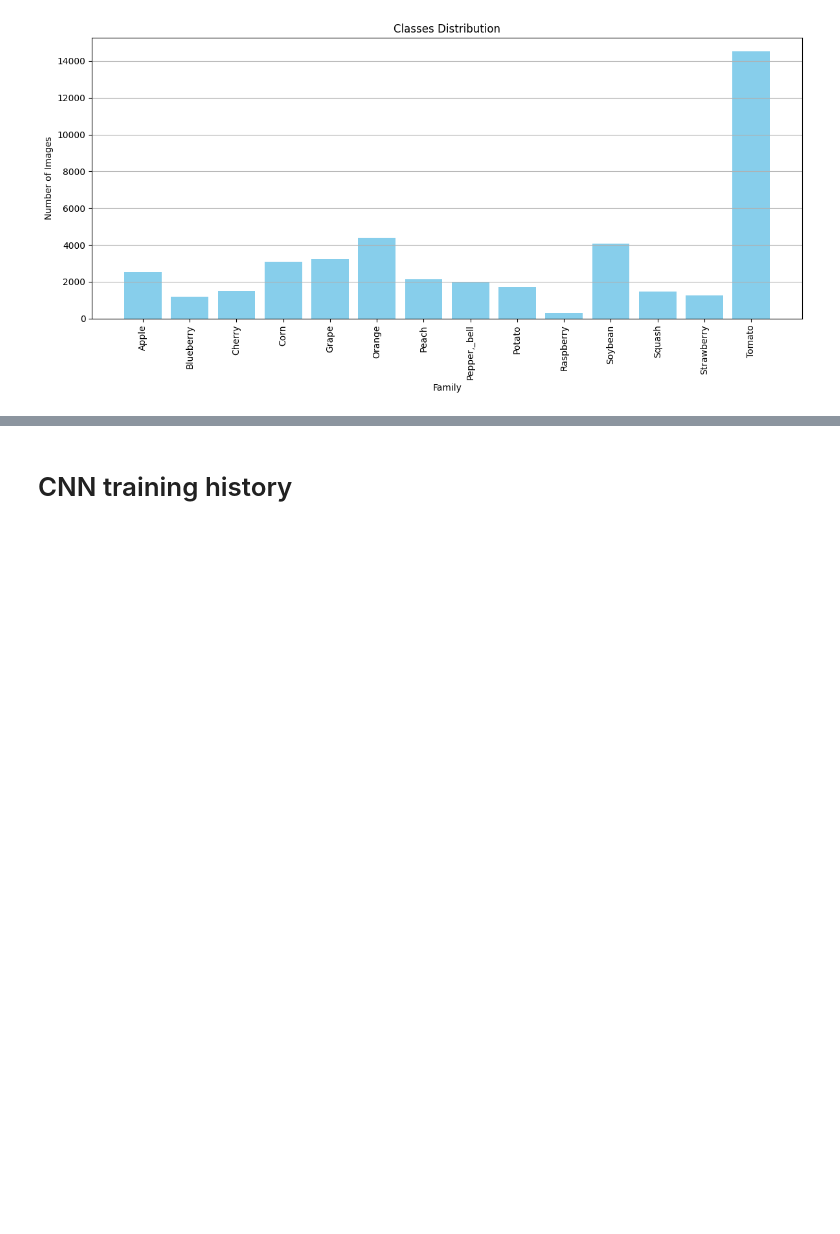
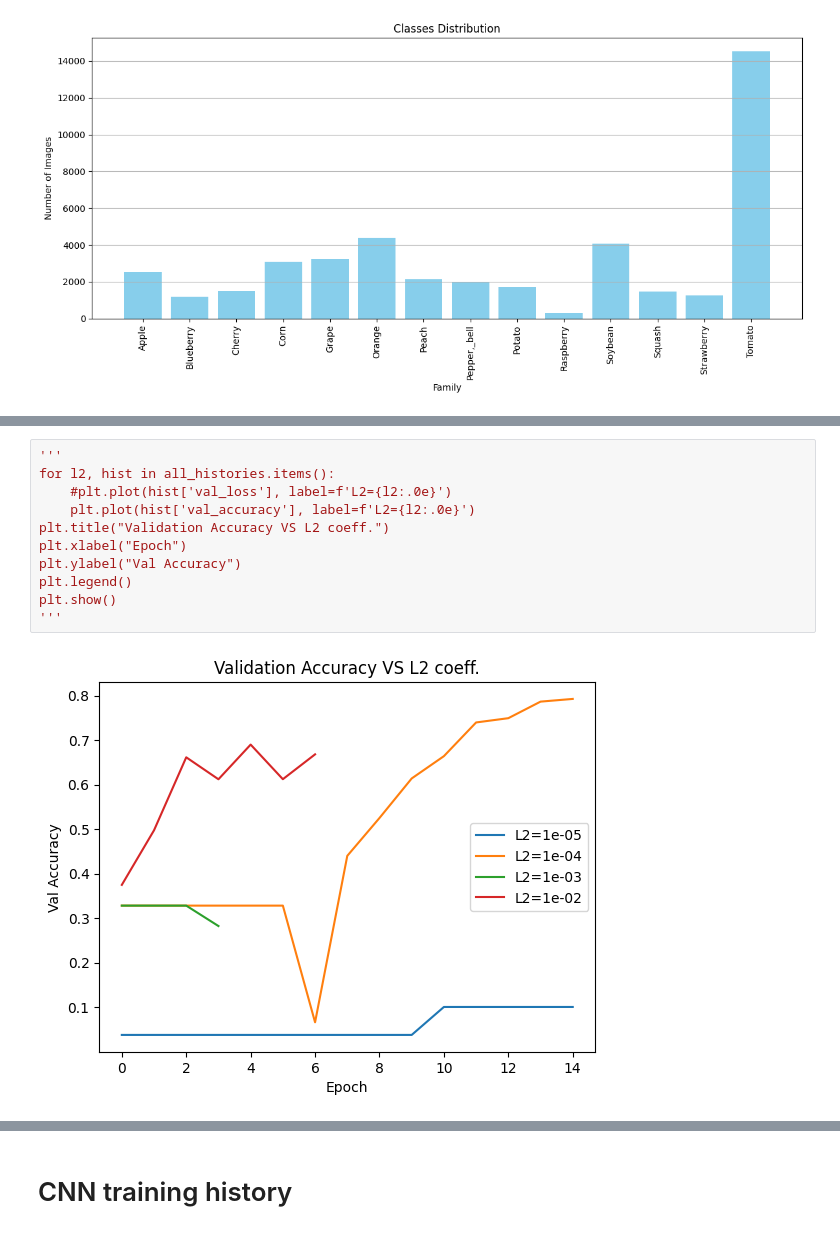
Before and after one commit to Mmc-001/progetto-daml, a Jupyter notebook: final_proj_14families.ipynb, the cells around one changed output, grey strips where cells are left out. Cells and saved outputs as stored; diff of their text form; blank space fills up the shorter version.

```diff
--- a/final_proj_14families.ipynb
+++ b/final_proj_14families.ipynb
@@ -412,2 +458,15 @@ KeyboardInterrupt:
+# %%
+'''
+for l2, hist in all_histories.items():
+    #plt.plot(hist['val_loss'], label=f'L2={l2:.0e}')
+    plt.plot(hist['val_accuracy'], label=f'L2={l2:.0e}')
+plt.title("Validation Accuracy VS L2 coeff.")
+plt.xlabel("Epoch")
+plt.ylabel("Val Accuracy")
+plt.legend()
+plt.show()
+'''
+# %% [output]
+[figure, added]
 # %%
 # Model training - Saving best model
```
Also changed, not shown: parts of 13 cells of this notebook.
